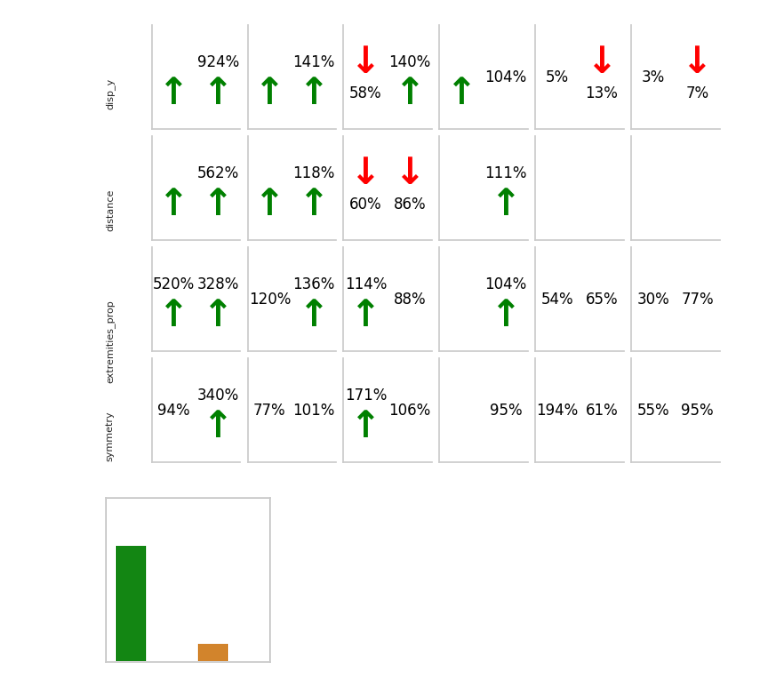
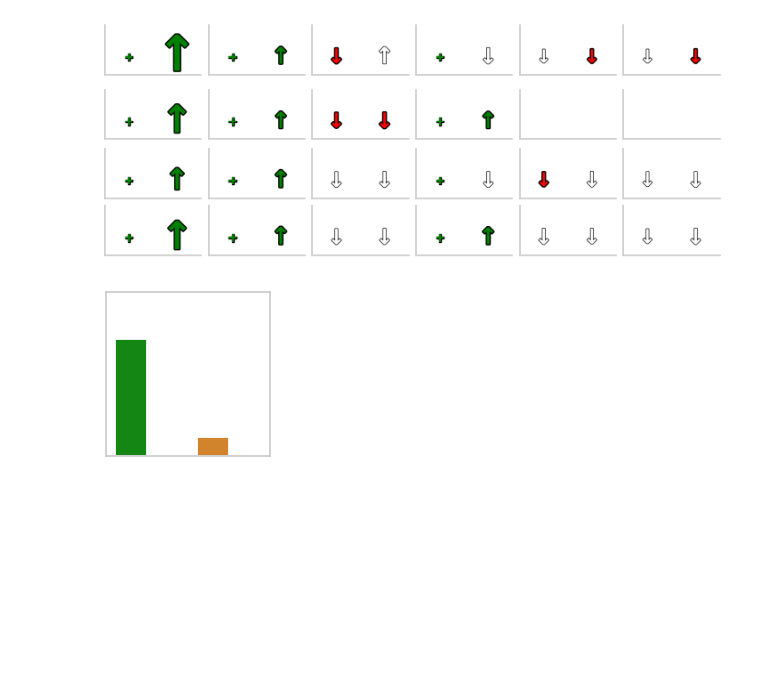
Before and after one commit to karinemiras/revolve2, a Jupyter notebook: experiments/default_study/knockout_analysisv2.ipynb, the cells around one changed output. Saved outputs shown, nothing was run; the diff lists cells and outputs as text; code cells hidden in the pictures; blank space fills up the shorter version.

```diff
--- a/experiments/default_study/knockout_analysisv2.ipynb
+++ b/experiments/default_study/knockout_analysisv2.ipynb
@@ -23,8 +27,8 @@ warnings.filterwarnings('ignore')
 path = '/home/ripper8/projects/working_data/GRNv3knockouts/analysis'
 experiments = ['reg10m2', 'reg2m2']
 # %%
-traits = ['disp_y', 'distance', 'extremities_prop', 'symmetry']
-
+traits = ['disp_y', 'distance', 'extremities_prop', 'symmetry', 'proportion', 'coverage', 'extensiveness_prop', 'branching_prop', 'brick_prop', 'modules_count',
+             'hinge_ratio', 'hinge_prop', 'head_balance']
 df_traits = {}
 df_categ_traits = {}
 
@@ -294,7 +769,7 @@ for trait in traits:
 ... (4 outputs left out)
 # %%
 # Create a figure for the grid
-fig, ax = plt.subplots(len(traits), len(metrics), figsize=(7, 5), constrained_layout=True)
+fig, ax = plt.subplots(len(traits), len(metrics), figsize=(7, 2.7), constrained_layout=True)
 
 for i, trait in enumerate(traits):
     df_trait = df_categ_traits[trait].copy(deep=True)
@@ -316,51 +791,73 @@ for i, trait in enumerate(traits):
 
             # Calculate the ratio of gen 100 to gen 0
             ratio = (avg_end_gen / avg_ini_gen) * 100
+            #print(trait, metric, exp, avg_ini_gen, avg_ini_gen,ratio , p_value)
+
+            min_old, max_old = 6, 878
+            min_new, max_new = 15, 40
+
+            # Normalize the variable from [6, 2000] to [10, 60]
+            arrow_zize = ((ratio- min_old) / (max_old - min_old)) * (max_new - min_new) + min_new
 
             # Determine the subcell width and x-position for horizontal stacking
             subcell_width = 1.0 / len(experiments)
             x_position = k * subcell_width
 
-            if ratio != np.inf and ratio != -np.inf and not(np.isnan(ratio)):
-                display_text = f'{ratio:.0f}%'
+            if (ratio == np.inf or ratio == -np.inf)  :# and not(np.isnan(ratio)):
+                ax[i, j].annotate('+', xy=(x_position + subcell_width / 2, 0.35), xytext=(x_position + subcell_width / 2, 0.35),
+                  textcoords='axes fraction', alpha=alpha, ha='center', va='center', color='green', fontsize=10, fontweight='bold',
+                  path_effects=[path_effects.withStroke(linewidth=1, foreground='black')])
+
+            if p_value >= 0.05:
+                alpha = 1
+                border = 1
             else:
-                display_text = ''
+                alpha = 1
+                border = 2
 
-            # Determine what to display in the subcell
-            if p_value >= 0.05:
-              #  ax[i, j].plot([x_position + 0.20 * subcell_width, x_position + 0.7 * subcell_width], [0.5, 0.5], color='black', linewidth=2)
-                ax[i, j].text(x_position + subcell_width / 2, 0.5, display_text, ha='center', va='center', fontsize=12, color='black')
+            display_text = f'{ratio:.0f}%'
+
+            if ratio > 100:
+                if p_value >= 0.05:
+                    a_color = 'white'
+                else:
+                    a_color = 'green'
+
+                # Green arrow pointing up, below the text
+              #  ax[i, j].text(x_position + subcell_width / 2, 0.65, display_text, ha='center', va='center', fontsize=12, color='black')
+                ax[i, j].annotate('↑', xy=(x_position + subcell_width / 2, 0.35), xytext=(x_position + subcell_width / 2, 0.35),
+                                  textcoords='axes fraction', alpha=alpha, ha='center', va='center', color=a_color, fontsize=arrow_zize, fontweight='bold',
+                                  path_effects=[path_effects.withStroke(linewidth=border, foreground='black')])
             else:
-                if ratio > 100:
-                    # Green arrow pointing up, below the text
-                    ax[i, j].text(x_position + subcell_width / 2, 0.65, display_text, ha='center', va='center', fontsize=12, color='black')
-                    ax[i, j].annotate('↑', xy=(x_position + subcell_width / 2, 0.35), xytext=(x_position + subcell_width / 2, 0.35),
-                                      textcoords='axes fraction', ha='center', va='center', color='green', fontsize=30, fontweight='bold')
+                if p_value >= 0.05:
+                    a_color = 'white'
                 else:
-                    # Red arrow pointing down, above the text
-                    ax[i, j].text(x_position + subcell_width / 2, 0.35, display_text, ha='center', va='center', fontsize=12, color='black')
-                    ax[i, j].annotate('↓', xy=(x_position + subcell_width / 2, 0.65), xytext=(x_position + subcell_width / 2, 0.65),
-                                      textcoords='axes fraction', ha='center', va='center', color='red', fontsize=30, fontweight='bold')
+                    a_color = 'red'
+                # Red arrow pointing down, above the text
+              #  ax[i, j].text(x_position + subcell_width / 2, 0.35, display_text, ha='center', va='center', fontsize=12, color='black')
+                ax[i, j].annotate('↓', xy=(x_position + subcell_width / 2, 0.35), xytext=(x_position + subcell_width / 2, 0.35),
+                                  textcoords='axes fraction',  alpha=alpha, ha='center', va='center', color=a_color, fontsize=arrow_zize, fontweight='bold',
+                                  path_effects=[path_effects.withStroke(linewidth=border, foreground='black')])
 
             # Draw the borders for each metric cell and subcells
             ax[i, j].spines['top'].set_visible(False)
             ax[i, j].spines['right'].set_visible(False)
             ax[i, j].spines['bottom'].set_visible(True)
             ax[i, j].spines['left'].set_visible(True)
 
             # Draw the borders for the subcells
             ax[i, j].add_patch(plt.Rectangle((x_position, 0), subcell_width, 1, fill=False, edgecolor='white', lw=0.5))
 
         # Set the grid borders
         ax[i, j].set_xticks([])
         ax[i, j].set_yticks([])
 
 # Set row labels for traits
-for i, trait in enumerate(traits):
-    ax[i, 0].set_ylabel(trait, fontsize=8, rotation=90, labelpad=30, ha='right')
+# for i, trait in enumerate(traits):
+#     ax[i, 0].set_ylabel(trait, fontsize=8, rotation=90, labelpad=30, ha='right')
 
 plt.show()
 fig.savefig(f'{path}/knockouts/epistasis_categ_change.png', dpi=300, bbox_inches='tight')
 # %% [output]
-[figure, old version]
+[figure, new version]
 # %%
```
Also changed, not shown: parts of 17 cells of this notebook, 8 other files.
